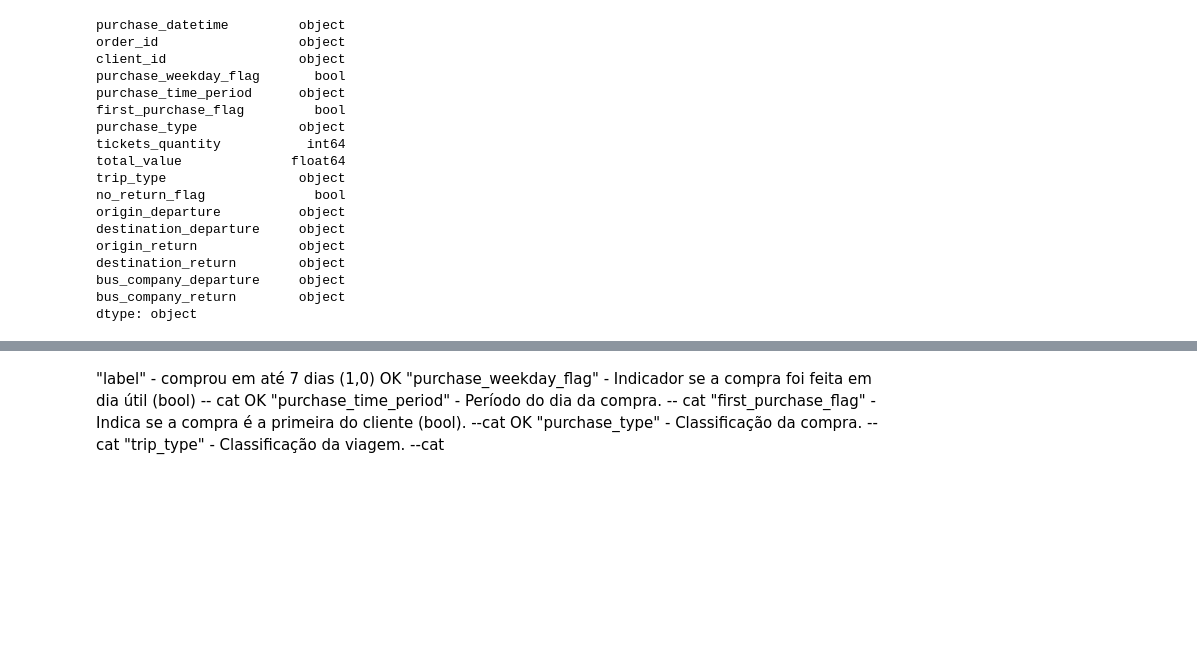
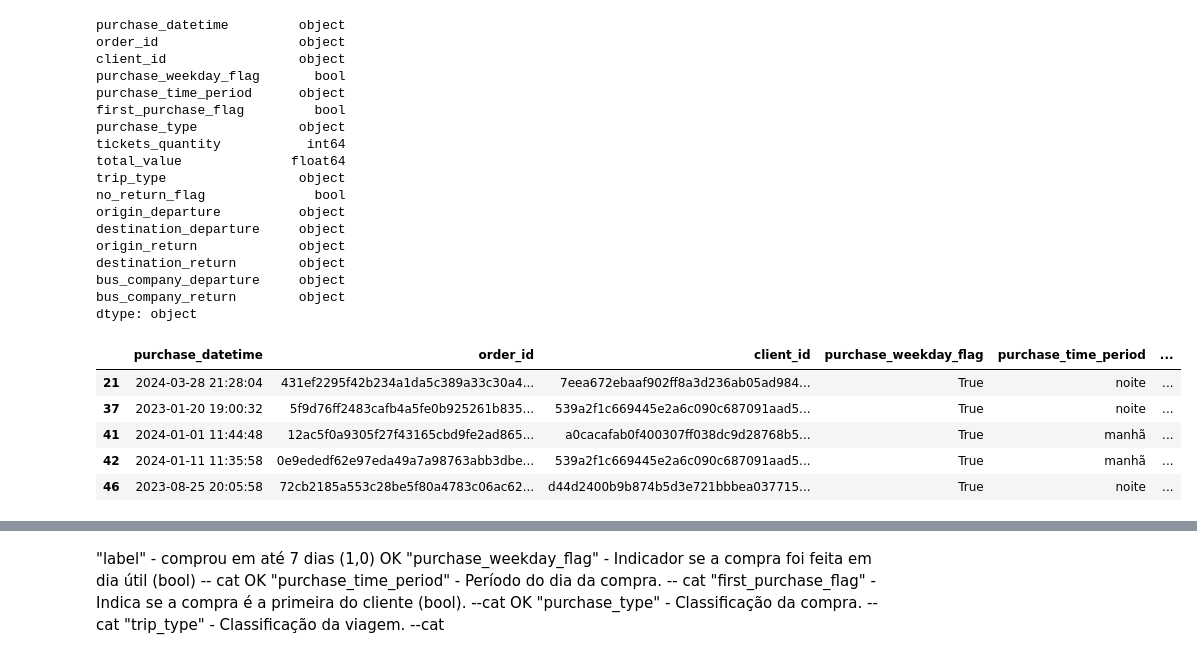
Before and after one commit to Rozana-Malta/click_predict, a Jupyter notebook: MODELS/next_purchase_prediction/xgboost.ipynb, the cells around one changed output, grey strips where cells are left out. Cells and saved outputs as stored; diff of their text form; code cells hidden in the pictures; blank space fills up the shorter version.

```diff
--- a/MODELS/next_purchase_prediction/xgboost.ipynb
+++ b/MODELS/next_purchase_prediction/xgboost.ipynb
@@ -44,6 +46,15 @@ destination_return        object
 bus_company_departure     object
 bus_company_return        object
 dtype: object
+# %%
+df.head()
+# %% [output]
+|  | purchase_datetime | order_id | client_id | purchase_weekday_flag | purchase_time_period | ... |
+| 21 | 2024-03-28 21:28:04 | 431ef2295f42b234a1da5c389a33c30a4... | 7eea672ebaaf902ff8a3d236ab05ad984... | True | noite | ... |
+| 37 | 2023-01-20 19:00:32 | 5f9d76ff2483cafb4a5fe0b925261b835... | 539a2f1c669445e2a6c090c687091aad5... | True | noite | ... |
+| 41 | 2024-01-01 11:44:48 | 12ac5f0a9305f27f43165cbd9fe2ad865... | a0cacafab0f400307ff038dc9d28768b5... | True | manhã | ... |
+| 42 | 2024-01-11 11:35:58 | 0e9ededf62e97eda49a7a98763abb3dbe... | 539a2f1c669445e2a6c090c687091aad5... | True | manhã | ... |
+| 46 | 2023-08-25 20:05:58 | 72cb2185a553c28be5f80a4783c06ac62... | d44d2400b9b874b5d3e721bbbea037715... | True | noite | ... |
 # %%
 df.describe()
 # %% [output]
```
Also changed, not shown: parts of 26 cells of this notebook, 5 other files.
